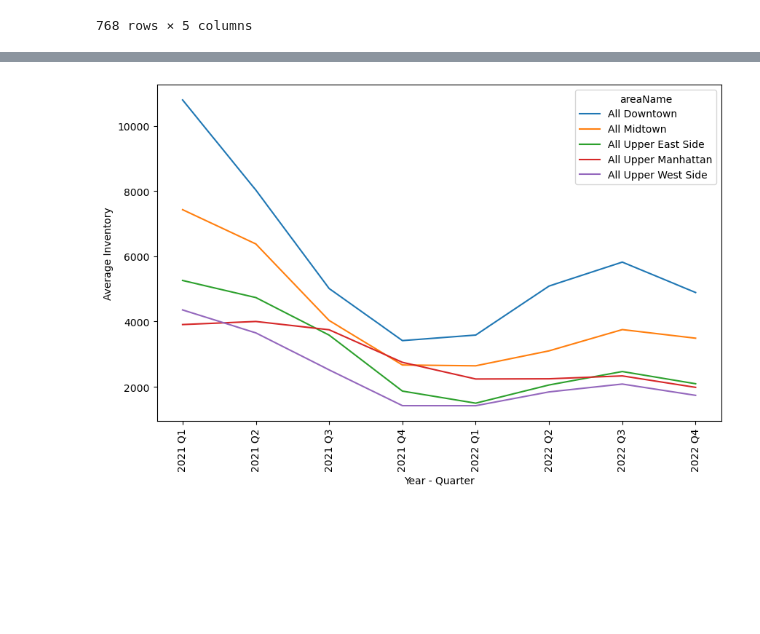
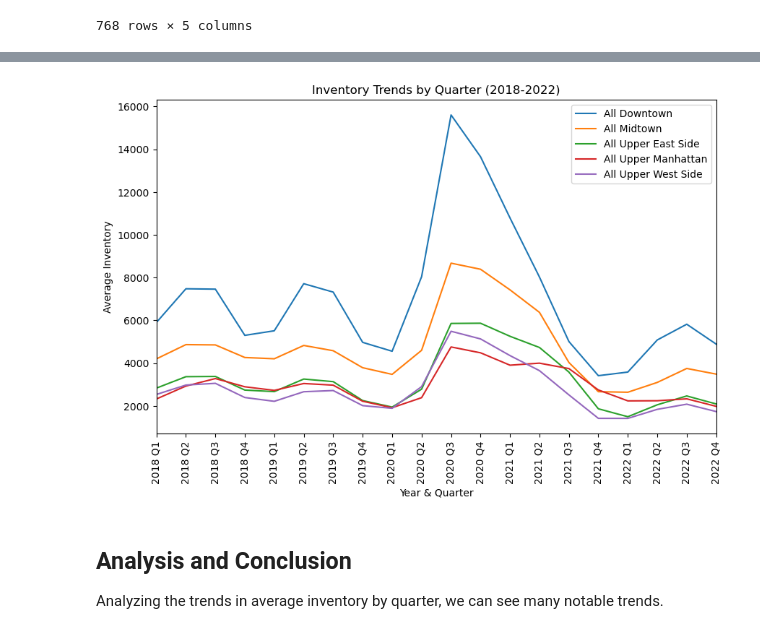
Before and after one commit to munozjon/NYC-Real-Estate-Trends, a Jupyter notebook: NYCInventoryTrends.ipynb, the cells around one changed output, grey strips where cells are left out. Saved outputs shown, nothing was run; the diff lists cells and outputs as text; code cells hidden in the pictures; blank space fills up the shorter version.

```diff
--- a/NYCInventoryTrends.ipynb
+++ b/NYCInventoryTrends.ipynb
@@ -359,14 +356,26 @@ plt.show()
-# %%
-# Post Covid
-
-post_covid_sub_group = post_covid_submarket.groupby(['Year_Quarter', 'areaName'], as_index=True).mean('Inventory').reset_index()
-post_covid_sub_pivot = post_covid_sub_group.pivot(index='Year_Quarter', columns='areaName', values='Inventory')
-
-post_covid_sub_pivot.plot(figsize=(10, 6))
-
-plt.ylabel('Average Inventory')
-plt.xlabel('Year - Quarter')
-plt.xticks(rotation='vertical')
-plt.show()
-# %% [output]
-[figure, removed]
+# %%
+# Group the DataFrame by quarter and get the average inventory
+man_sub_group = manhattan_submarkets.groupby(['Year_Quarter', 'areaName'], as_index=True).mean('Inventory').reset_index()
+man_sub_pivot = man_sub_group.pivot(index='Year_Quarter', columns='areaName', values='Inventory')
+
+# Set x-axis ticks
+x_axis = [i for i in range(len(man_sub_pivot.index))]
+
+# Plotting data
+man_sub_pivot.plot(figsize=(10, 6))
+
+plt.ylabel('Average Inventory')
+plt.xlabel('Year & Quarter')
+plt.xticks(x_axis, man_sub_pivot.index, rotation='vertical')
+plt.xlim(0, 19)
+plt.legend(loc='upper right')
+plt.title('Inventory Trends by Quarter (2018-2022)')
+
+# Display data
+plt.show()
+# %% [output]
+[figure, added]
+# %% [markdown]
+## Analysis and Conclusion
+
+Analyzing the trends in average inventory by quarter, we can see many notable trends.
```
Also changed, not shown: parts of 14 cells of this notebook, 10 other files.
